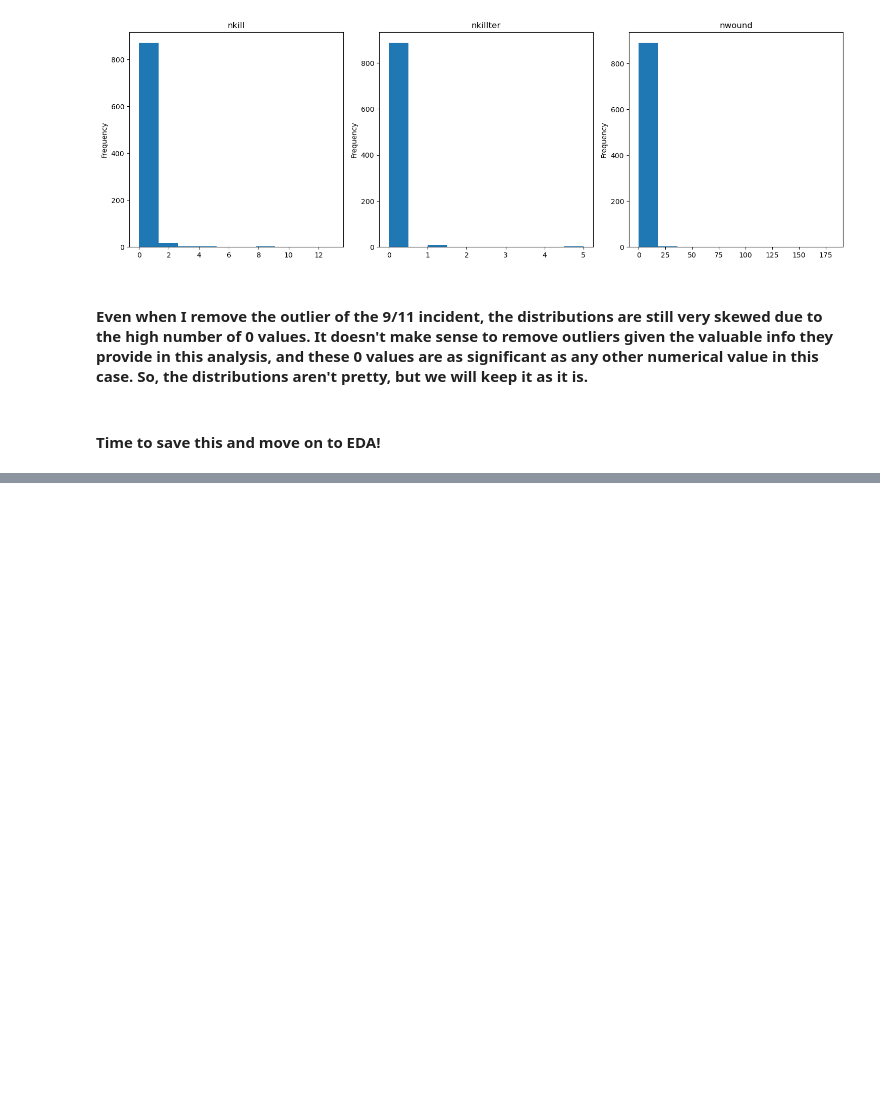
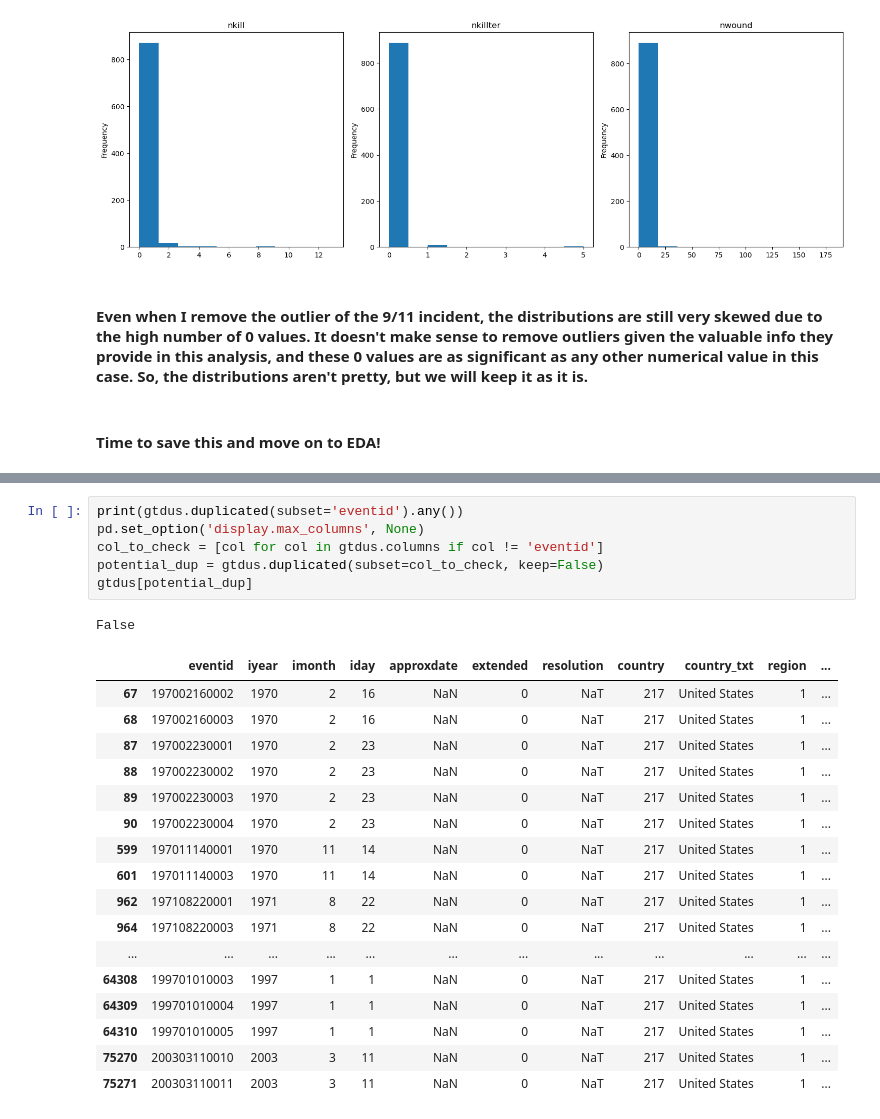
Before and after one commit to samcast1/Capstone-2---Global-Terrorism, a Jupyter notebook: notebooks/1.0-sc-initial-exploration-and-wrangling.ipynb, the cells around one changed output, grey strips where cells are left out. Drawn from its saved outputs; the diff is of its cells as text; blank space fills up the shorter version.

```diff
--- a/notebooks/1.0-sc-initial-exploration-and-wrangling.ipynb
+++ b/notebooks/1.0-sc-initial-exploration-and-wrangling.ipynb
@@ -690,0 +699,25 @@ gtd_clean.to_csv('gtd_clean.csv',index=False)
+# %%
+print(gtdus.duplicated(subset='eventid').any())
+pd.set_option('display.max_columns', None)
+col_to_check = [col for col in gtdus.columns if col != 'eventid']
+potential_dup = gtdus.duplicated(subset=col_to_check, keep=False)
+gtdus[potential_dup]
+# %% [output]
+False
+|  | eventid | iyear | imonth | iday | approxdate | extended | resolution | country | country_txt | region | ... |
+| 67 | 197002160002 | 1970 | 2 | 16 | NaN | 0 | NaT | 217 | United States | 1 | ... |
+| 68 | 197002160003 | 1970 | 2 | 16 | NaN | 0 | NaT | 217 | United States | 1 | ... |
+| 87 | 197002230001 | 1970 | 2 | 23 | NaN | 0 | NaT | 217 | United States | 1 | ... |
+| 88 | 197002230002 | 1970 | 2 | 23 | NaN | 0 | NaT | 217 | United States | 1 | ... |
+| 89 | 197002230003 | 1970 | 2 | 23 | NaN | 0 | NaT | 217 | United States | 1 | ... |
+| 90 | 197002230004 | 1970 | 2 | 23 | NaN | 0 | NaT | 217 | United States | 1 | ... |
+| 599 | 197011140001 | 1970 | 11 | 14 | NaN | 0 | NaT | 217 | United States | 1 | ... |
+| 601 | 197011140003 | 1970 | 11 | 14 | NaN | 0 | NaT | 217 | United States | 1 | ... |
+| 962 | 197108220001 | 1971 | 8 | 22 | NaN | 0 | NaT | 217 | United States | 1 | ... |
+| 964 | 197108220003 | 1971 | 8 | 22 | NaN | 0 | NaT | 217 | United States | 1 | ... |
+| ... | ... | ... | ... | ... | ... | ... | ... | ... | ... | ... | ... |
+| 64308 | 199701010003 | 1997 | 1 | 1 | NaN | 0 | NaT | 217 | United States | 1 | ... |
+| 64309 | 199701010004 | 1997 | 1 | 1 | NaN | 0 | NaT | 217 | United States | 1 | ... |
+| 64310 | 199701010005 | 1997 | 1 | 1 | NaN | 0 | NaT | 217 | United States | 1 | ... |
+| 75270 | 200303110010 | 2003 | 3 | 11 | NaN | 0 | NaT | 217 | United States | 1 | ... |
+| 75271 | 200303110011 | 2003 | 3 | 11 | NaN | 0 | NaT | 217 | United States | 1 | ... |
```
Also changed, not shown: parts of 19 cells of this notebook, 3 other files.
